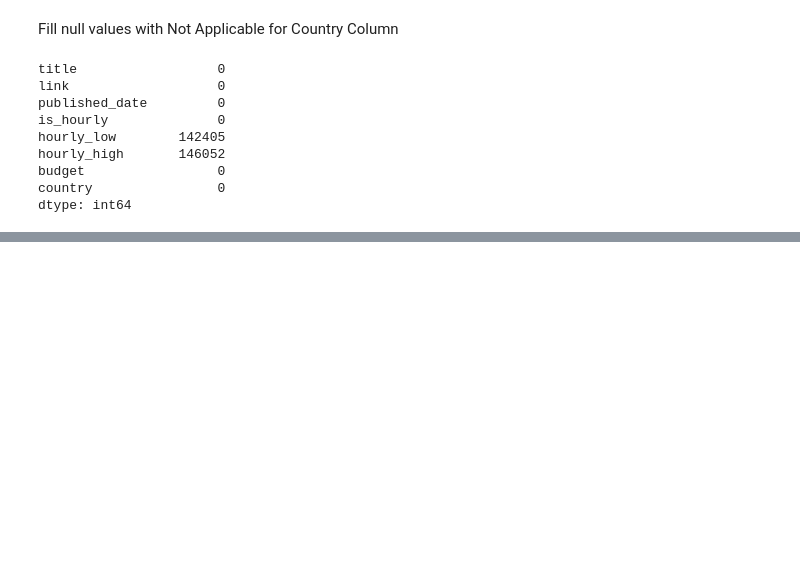
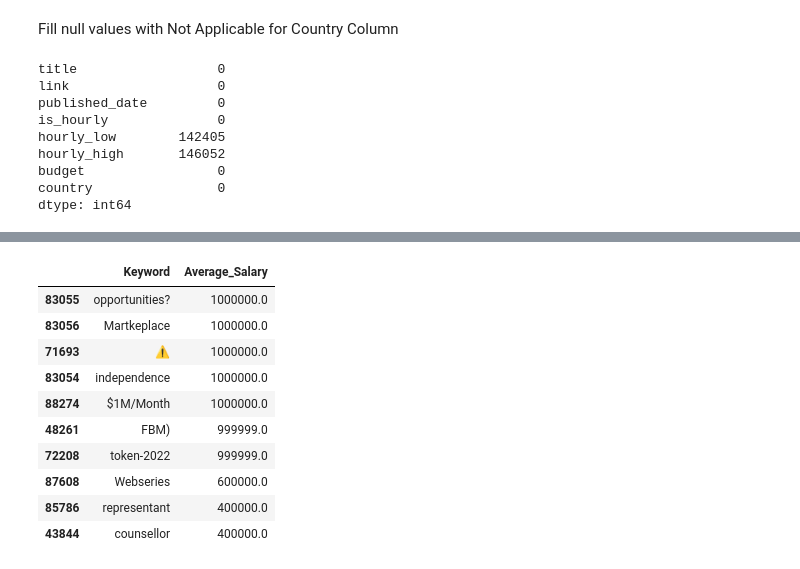
Before and after one commit to Hemamagam/Job-Market-Analysis---Recommendation-System, a Jupyter notebook: Job_Market_Analysis.ipynb, the cells around one changed output, grey strips where cells are left out. Cells and saved outputs as stored; diff of their text form; code cells hidden in the pictures; blank space fills up the shorter version.

```diff
--- a/Job_Market_Analysis.ipynb
+++ b/Job_Market_Analysis.ipynb
@@ -90,0 +227,16 @@ dtype: int64
+# %%
+keyword_salary_df = pd.DataFrame(keyword_avg_salary.items(), columns=['Keyword', 'Average_Salary'])
+keyword_salary_df = keyword_salary_df.sort_values(by='Average_Salary', ascending=False).round(2)
+keyword_salary_df.head(10)
+# %% [output]
+|  | Keyword | Average_Salary |
+| 83055 | opportunities? | 1000000.0 |
+| 83056 | Martkeplace | 1000000.0 |
+| 71693 | ⚠️ | 1000000.0 |
+| 83054 | independence | 1000000.0 |
+| 88274 | $1M/Month | 1000000.0 |
+| 48261 | FBM) | 999999.0 |
+| 72208 | token-2022 | 999999.0 |
+| 87608 | Webseries | 600000.0 |
+| 85786 | representant | 400000.0 |
+| 43844 | counsellor | 400000.0 |
```
Also changed, not shown: parts of 17 cells of this notebook.
